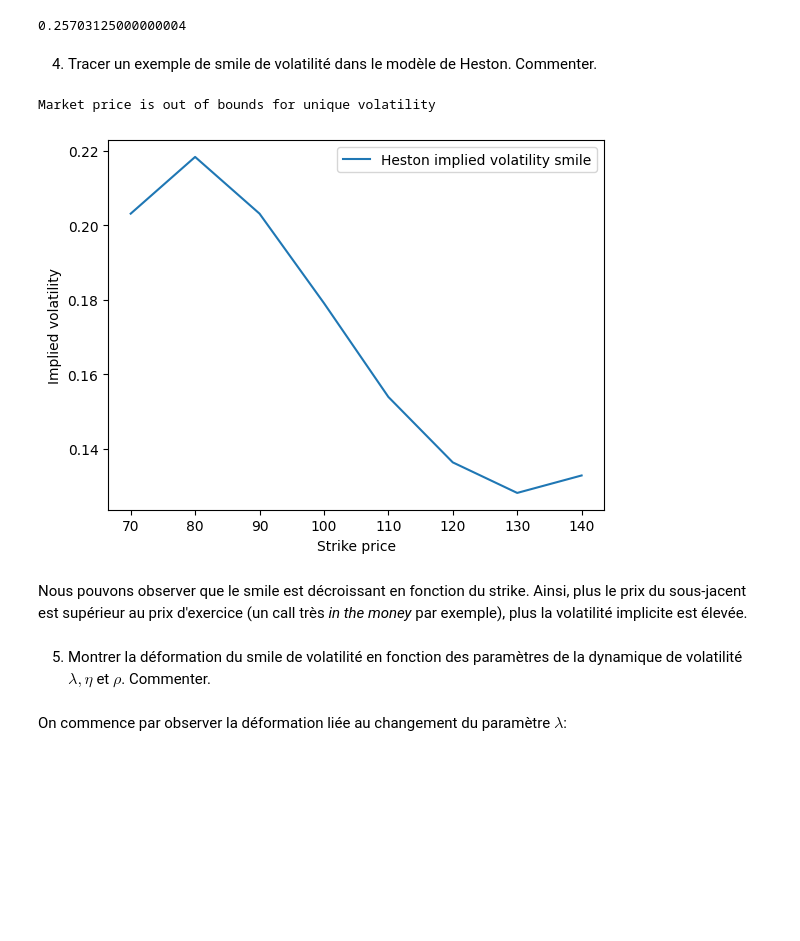
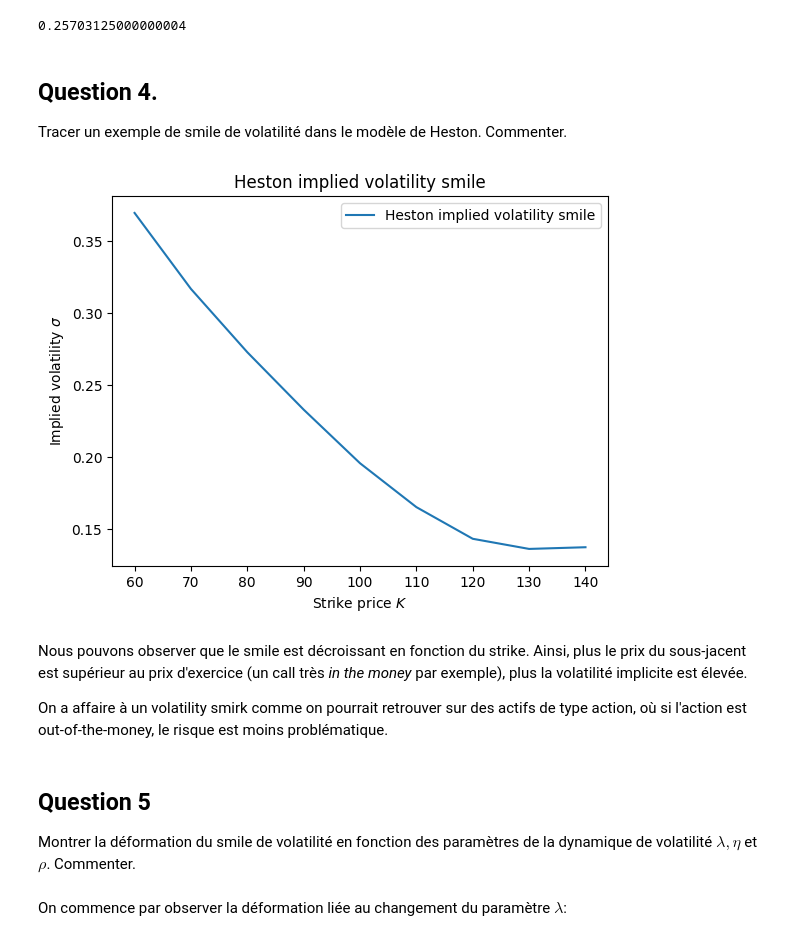
Before and after one commit to kerrianlc/stochastic-proc-fin, a Jupyter notebook: MSF-QV-LC-M.ipynb, the cells around one changed output. Cells and saved outputs as stored; diff of their text form; code cells hidden in the pictures; blank space fills up the shorter version.

```diff
--- a/MSF-QV-LC-M.ipynb
+++ b/MSF-QV-LC-M.ipynb
@@ -41,5 +48,16 @@ $$
 # %%
-def MC_heston(S0: float, T: float, r: float, N: int, M: int, v0: float, v_mean: float, lmbda: float, eta: float, rho: float) -> np.array:
+def MC_heston(
+    S0: float,
+    T: float,
+    r: float,
+    N: int,
+    M: int,
+    v0: float,
+    v_mean: float,
+    lmbda: float,
+    eta: float,
+    rho: float,
+) -> np.array:
     """
     Monte Carlo simulation with Heston model
 
@@ -59,7 +77,7 @@ def MC_heston(S0: float, T: float, r: float, N: int, M: int, v0: float, v_mean:
     - S_t: simulated trajectories of the underlying with the Heston model
     """
     # Initialization of useful params
-    dt = T/M
+    dt = T / M
     Xt = np.zeros((N, M))
     Xt[:, 0] = np.log(S0)
     vt = np.zeros((N, M))
@@ -73,12 +91,22 @@ def MC_heston(S0: float, T: float, r: float, N: int, M: int, v0: float, v_mean:
 
     # Calculation of the log returns and variances for each step
     for step in range(1, M):
-        Xt[:, step] = Xt[:, step-1] + (r - (1/2) * abs(vt[:, step-1])) * dt + np.sqrt(np.abs(vt[:, step-1]) * dt) * z1[:, step]
-        vt[:, step] = abs(vt[:, step-1]) - lmbda * (abs(vt[:, step-1]) - v_mean) * dt + eta * np.sqrt(np.abs(vt[:, step-1]) * dt) * z2[:, step]
+        Xt[:, step] = (
+            Xt[:, step - 1]
+            + (r - (1 / 2) * abs(vt[:, step - 1])) * dt
+            + np.sqrt(np.abs(vt[:, step - 1]) * dt) * z1[:, step]
+        )
+        vt[:, step] = (
+            abs(vt[:, step - 1])
+            - lmbda * (abs(vt[:, step - 1]) - v_mean) * dt
+            + eta * np.sqrt(np.abs(vt[:, step - 1]) * dt) * z2[:, step]
+        )
     St = np.exp(Xt)
     return St
 
+
 St = MC_heston(S0, T, r, N, M, v0, v_mean, lmbda, eta, rho)
+
 
 def MC_call_price(St: np.array, K: float) -> float:
     """
@@ -93,5 +121,3 @@ def MC_call_price(St: np.array, K: float) -> float:
     """
 
     return np.mean(np.exp(-r * T) * np.maximum(St[:, -1] - K, 0))
-
-print(MC_call_price(St=St, K=K))
@@ -173,27 +199,31 @@ print(implied_vol(25.546870397680657, S0, K, T, r))
 # %% [output]
 0.25703125000000004
 # %% [markdown]
-4. Tracer un exemple de smile de volatilité dans le modèle de Heston. Commenter.
+## Question 4.
+Tracer un exemple de smile de volatilité dans le modèle de Heston. Commenter.
 # %%
 l_k = [10*k for k in range(6, 15)]
 St = MC_heston(S0, T, r, N, M, v0, v_mean, lmbda, eta, rho)
 l_implied_vols = []
 for k in l_k:
     C_heston = MC_call_price(St=St, K=k)
     k_implied_vol = implied_vol(C_market=C_heston, S0=S0, K=k, T=T, r=r)
     l_implied_vols.append(k_implied_vol)
 plt.plot(l_k, l_implied_vols, label="Heston implied volatility smile")
-plt.ylabel("Implied volatility")
-plt.xlabel("Strike price")
+plt.title("Heston implied volatility smile")
+plt.ylabel("Implied volatility $\sigma$")
+plt.xlabel("Strike price $K$")
 plt.legend()
 plt.show()
 # %% [output]
-Market price is out of bounds for unique volatility
-[figure, old version]
+[figure, new version]
 # %% [markdown]
 Nous pouvons observer que le smile est décroissant en fonction du strike. Ainsi, plus le prix du sous-jacent est supérieur au prix d'exercice (un call très *in the money* par exemple), plus la volatilité implicite est élevée.
+
+On a affaire à un volatility smirk comme on pourrait retrouver sur des actifs de type action, où si l'action est out-of-the-money, le risque est moins problématique.
 # %% [markdown]
-5. Montrer la déformation du smile de volatilité en fonction des paramètres de la dynamique de volatilité $\lambda, \eta$ et $\rho$. Commenter.
+## Question 5
+ Montrer la déformation du smile de volatilité en fonction des paramètres de la dynamique de volatilité $\lambda, \eta$ et $\rho$. Commenter.
 # %% [markdown]
 On commence par observer la déformation liée au changement du paramètre $\lambda$:
 # %%
```
Also changed, not shown: parts of 8 cells of this notebook.
